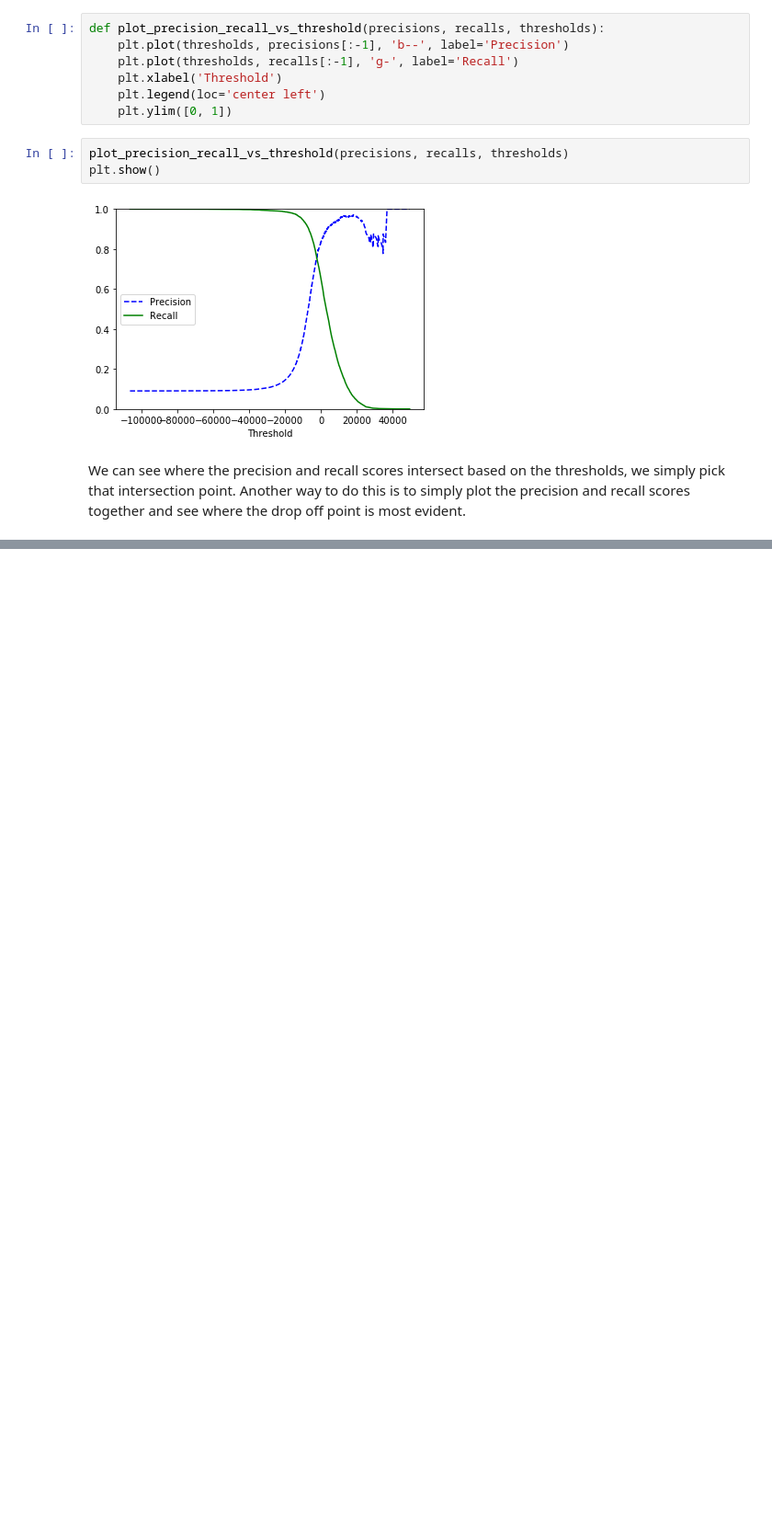
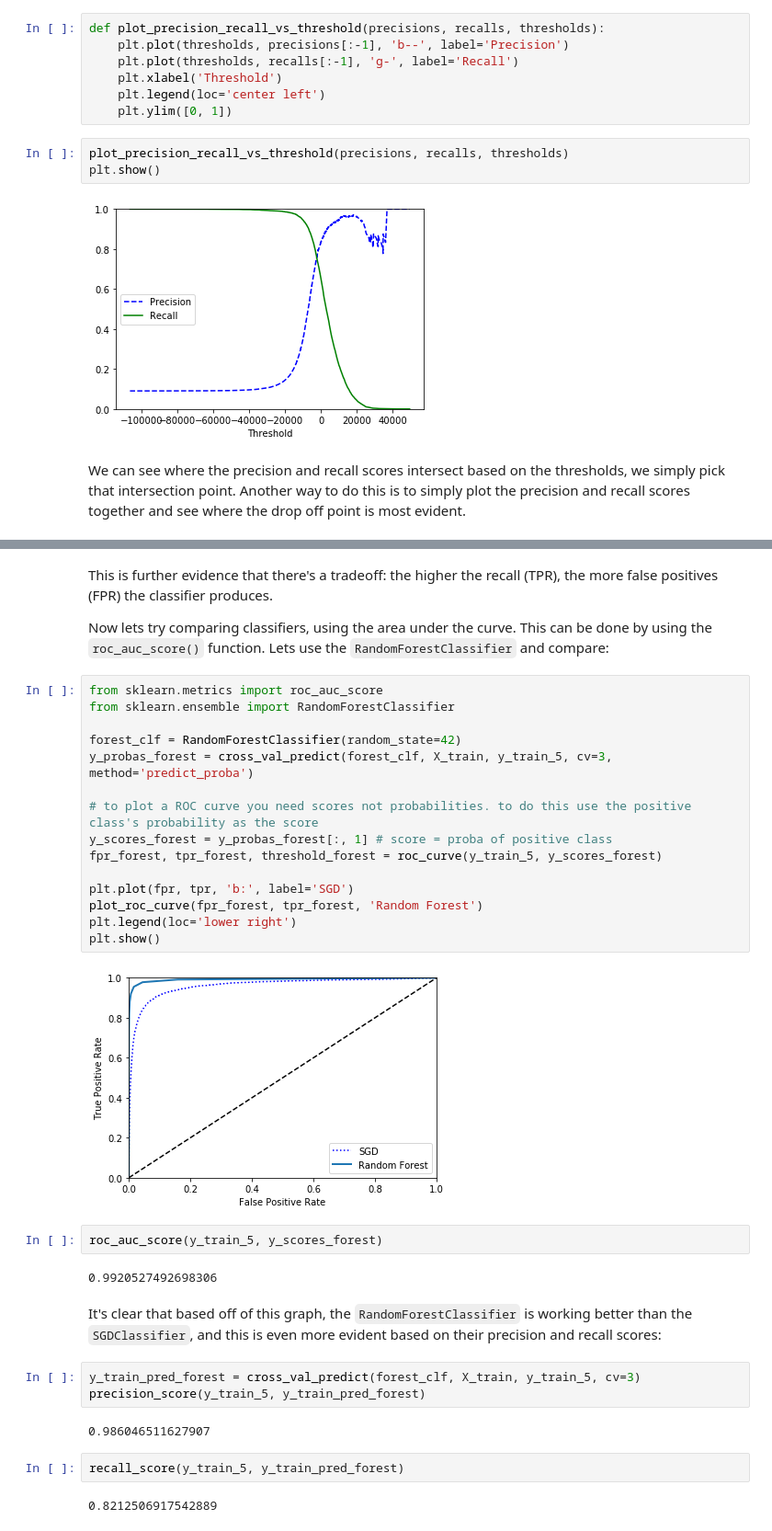
Before and after one commit to nclgbd/Hands-On-Machine-Learning-OReily, a Jupyter notebook: Chapter 3 - Classification.ipynb, the cells around one changed output, grey strips where cells are left out. Shown at 92% size. Cells and saved outputs as stored; diff of their text form; blank space fills up the shorter version.

```diff
--- a/Chapter 3 - Classification.ipynb
+++ b/Chapter 3 - Classification.ipynb
@@ -162,0 +182,36 @@ The **reciever operating characteristic** is another common tool used with binar
+# %% [markdown]
+This is further evidence that there's a tradeoff: the higher the recall (TPR), the more false positives (FPR) the classifier produces.
+
+Now lets try comparing classifiers, using the area under the curve. This can be done by using the ``roc_auc_score()`` function. Lets use the `RandomForestClassifier` and compare:
+# %%
+from sklearn.metrics import roc_auc_score
+from sklearn.ensemble import RandomForestClassifier
+
+forest_clf = RandomForestClassifier(random_state=42)
+y_probas_forest = cross_val_predict(forest_clf, X_train, y_train_5, cv=3, method='predict_proba')
+
+# to plot a ROC curve you need scores not probabilities. to do this use the positive class's probability as the score
+y_scores_forest = y_probas_forest[:, 1] # score = proba of positive class
+fpr_forest, tpr_forest, threshold_forest = roc_curve(y_train_5, y_scores_forest)
+
+plt.plot(fpr, tpr, 'b:', label='SGD')
+plot_roc_curve(fpr_forest, tpr_forest, 'Random Forest')
+plt.legend(loc='lower right')
+plt.show()
+# %% [output]
+[figure, added]
+# %%
+roc_auc_score(y_train_5, y_scores_forest)
+# %% [output]
+0.9920527492698306
+# %% [markdown]
+It's clear that based off of this graph, the `RandomForestClassifier` is working better than the `SGDClassifier`, and this is even more evident based on their precision and recall scores:
+# %%
+y_train_pred_forest = cross_val_predict(forest_clf, X_train, y_train_5, cv=3)
+precision_score(y_train_5, y_train_pred_forest)
+# %% [output]
+0.986046511627907
+# %%
+recall_score(y_train_5, y_train_pred_forest)
+# %% [output]
+0.8212506917542889
```
Also changed, not shown: parts of 7 cells of this notebook.
